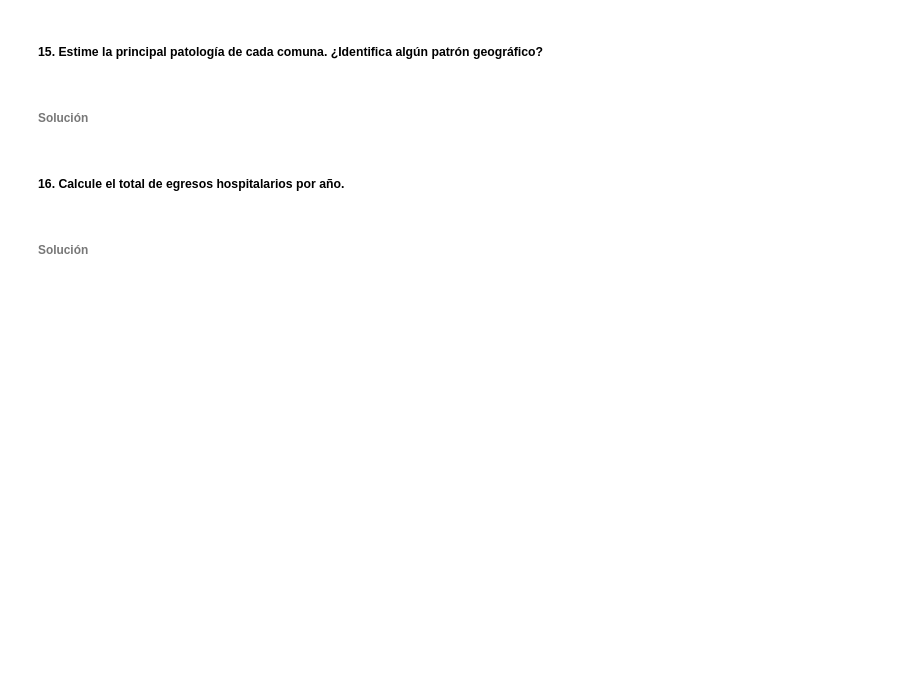
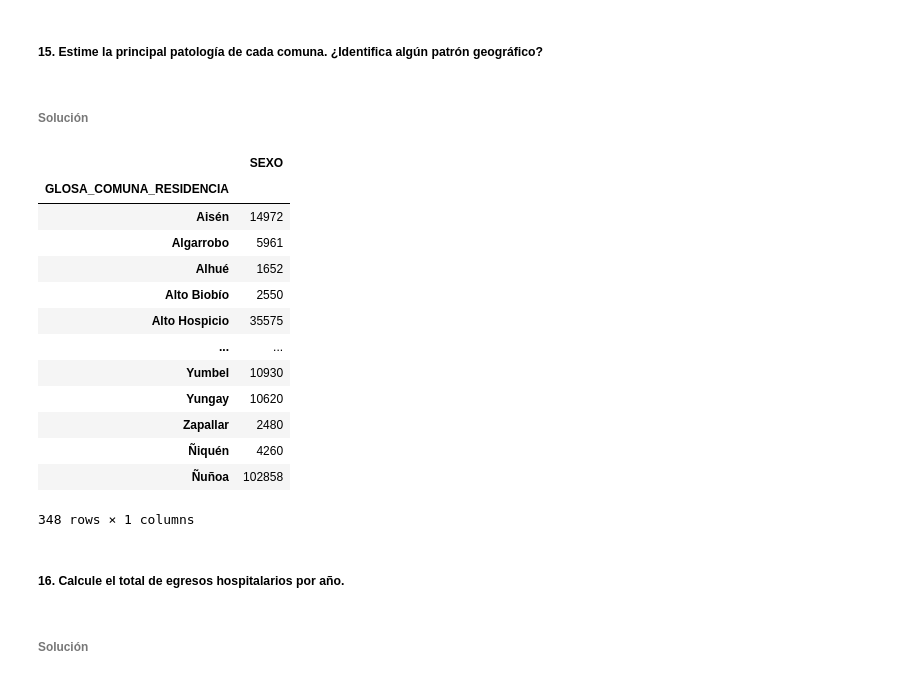
Before and after one commit to GabrielBurgosS/Data-Visualization-2025, a Jupyter notebook: Ayudantia 1 - Pandas y Polar (02-04).ipynb, the cells around one changed output. Drawn from its saved outputs; the diff is of its cells as text; code cells hidden in the pictures; blank space fills up the shorter version.

```diff
--- a/Ayudantia 1 - Pandas y Polar (02-04).ipynb
+++ b/Ayudantia 1 - Pandas y Polar (02-04).ipynb
@@ -452,7 +651,22 @@ tabla_comparativa
 # %% [markdown]
 ###### Solución
 # %%
-df.groupby('GLOSA_COMUNA_RESIDENCIA').agg()
+df.groupby('GLOSA_COMUNA_RESIDENCIA').agg({'SEXO':'count'})
+# %% [output]
+|  | SEXO |
+| GLOSA_COMUNA_RESIDENCIA |  |
+| Aisén | 14972 |
+| Algarrobo | 5961 |
+| Alhué | 1652 |
+| Alto Biobío | 2550 |
+| Alto Hospicio | 35575 |
+| ... | ... |
+| Yumbel | 10930 |
+| Yungay | 10620 |
+| Zapallar | 2480 |
+| Ñiquén | 4260 |
+| Ñuñoa | 102858 |
+348 rows × 1 columns
 # %% [markdown]
 ##### **16. Calcule el total de egresos hospitalarios por año.**
 # %% [markdown]
```
Also changed, not shown: parts of 30 cells of this notebook.
